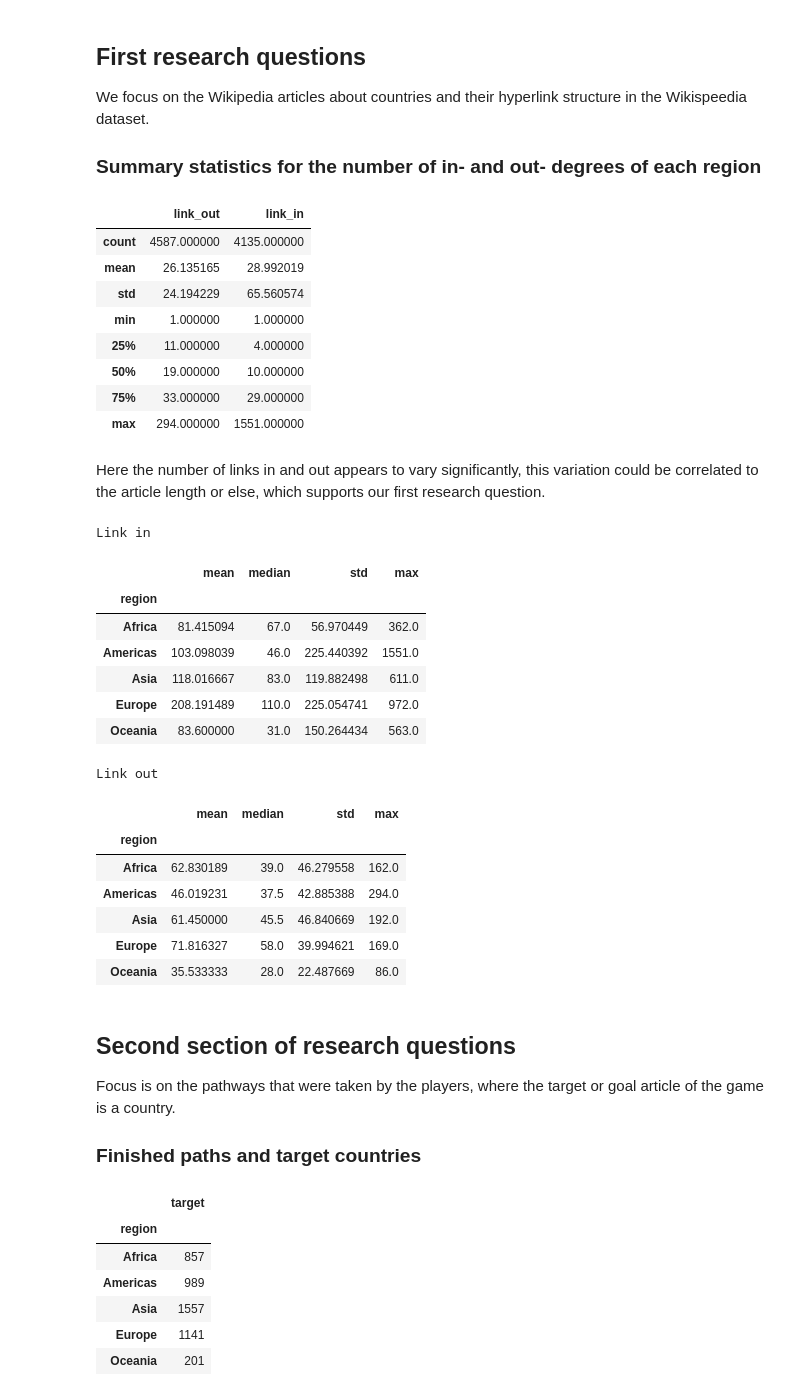
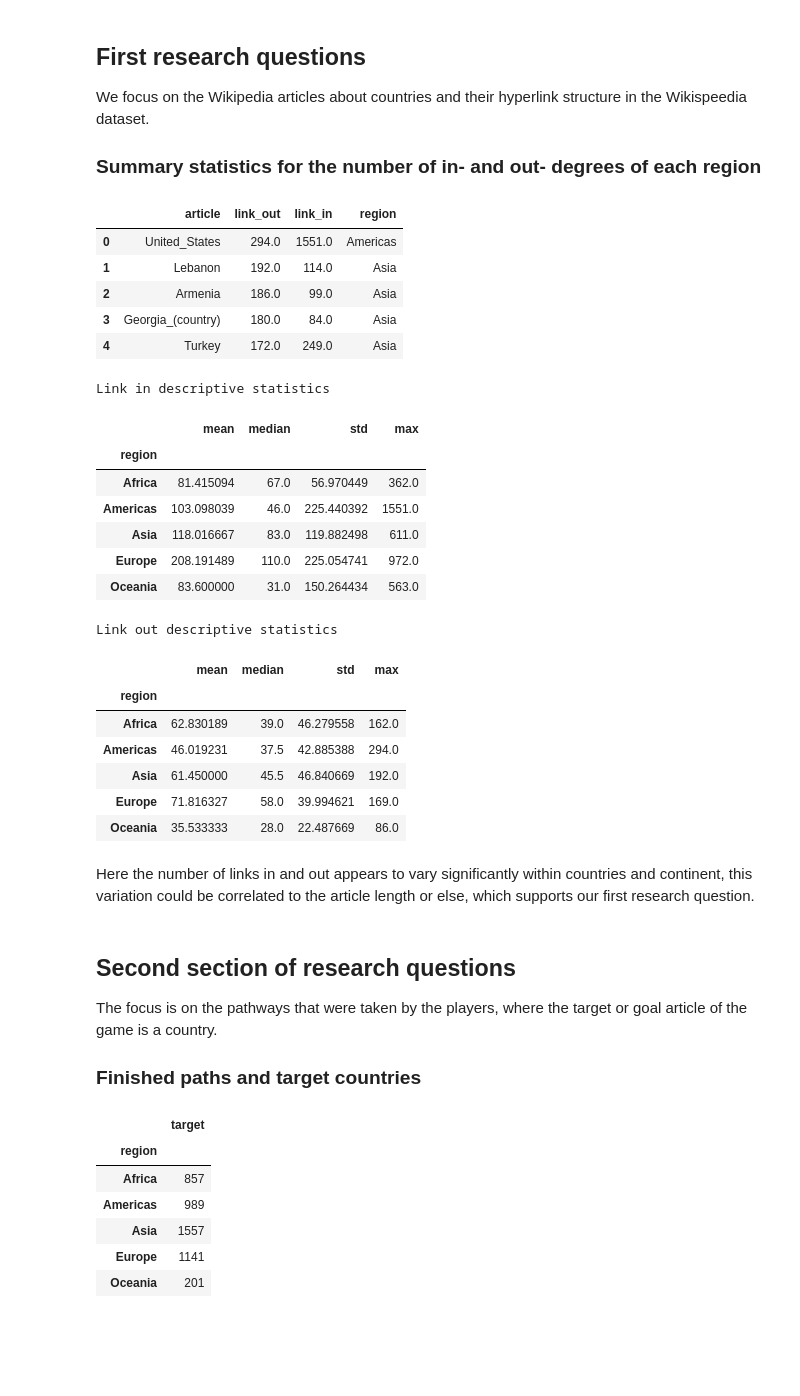
Before and after one commit to epfl-ada/ada-2023-project-jellyfish401, a Jupyter notebook: p2.ipynb, the cells around one changed output. Saved outputs shown, nothing was run; the diff lists cells and outputs as text; code cells hidden in the pictures; blank space fills up the shorter version.

```diff
--- a/p2.ipynb
+++ b/p2.ipynb
@@ -282,23 +281,18 @@ in_degrees = links_indegree.groupby('article').count()
 in_degrees.sort_values(by='link_in', ascending=False, inplace=True)
 
 link_counts = out_degrees.merge(in_degrees, how='outer', on='article')
-link_counts.describe()
-# %% [output]
-|  | link_out | link_in |
-| count | 4587.000000 | 4135.000000 |
-| mean | 26.135165 | 28.992019 |
-| std | 24.194229 | 65.560574 |
-| min | 1.000000 | 1.000000 |
-| 25% | 11.000000 | 4.000000 |
-| 50% | 19.000000 | 10.000000 |
-| 75% | 33.000000 | 29.000000 |
-| max | 294.000000 | 1551.000000 |
-# %% [markdown]
-Here the number of links in and out appears to vary significantly, this variation could be correlated to the article length or else, which supports our first research question.
 # %%
 country_links = link_counts[link_counts.index.isin(countries)]
 country_links.reset_index(inplace=True)
 country_links = country_links.merge(df_country_region, on='article', how='left')
+country_links.head()
+# %% [output]
+|  | article | link_out | link_in | region |
+| 0 | United_States | 294.0 | 1551.0 | Americas |
+| 1 | Lebanon | 192.0 | 114.0 | Asia |
+| 2 | Armenia | 186.0 | 99.0 | Asia |
+| 3 | Georgia_(country) | 180.0 | 84.0 | Asia |
+| 4 | Turkey | 172.0 | 249.0 | Asia |
 # %%
 # Initialising empty dataframes
 link_out_summary = pd.DataFrame()
@@ -314,10 +308,10 @@ for df, kind in [(links_means, 'mean'), (links_median, 'median'), (links_std, "s
     link_out_summary[kind] = df['link_out']
     link_in_summary[kind] = df['link_in']
 # %%
-print("Link in")
+print("Link in descriptive statistics")
 display(link_in_summary)
 # %% [output]
-Link in
+Link in descriptive statistics
 |  | mean | median | std | max |
 | region |  |  |  |  |
 | Africa | 81.415094 | 67.0 | 56.970449 | 362.0 |
@@ -326,10 +320,10 @@ Link in
 | Europe | 208.191489 | 110.0 | 225.054741 | 972.0 |
 | Oceania | 83.600000 | 31.0 | 150.264434 | 563.0 |
 # %%
-print("Link out")
+print("Link out descriptive statistics")
 display(link_out_summary)
 # %% [output]
-Link out
+Link out descriptive statistics
 |  | mean | median | std | max |
 | region |  |  |  |  |
 | Africa | 62.830189 | 39.0 | 46.279558 | 162.0 |
@@ -337,9 +331,11 @@ Link out
 | Asia | 61.450000 | 45.5 | 46.840669 | 192.0 |
 | Europe | 71.816327 | 58.0 | 39.994621 | 169.0 |
 | Oceania | 35.533333 | 28.0 | 22.487669 | 86.0 |
+# %% [markdown]
+Here the number of links in and out appears to vary significantly within countries and continent, this variation could be correlated to the article length or else, which supports our first research question.
 # %% [markdown]
 ## Second section of research questions
-Focus is on the pathways that were taken by the players, where the target or goal article of the game is a country.
+The focus is on the pathways that were taken by the players, where the target or goal article of the game is a country.
 ### Finished paths and target countries
 # %%
 country_path_overview = path_overview[path_overview['target'].isin(countries)]
```
Also changed, not shown: parts of 11 cells of this notebook.
